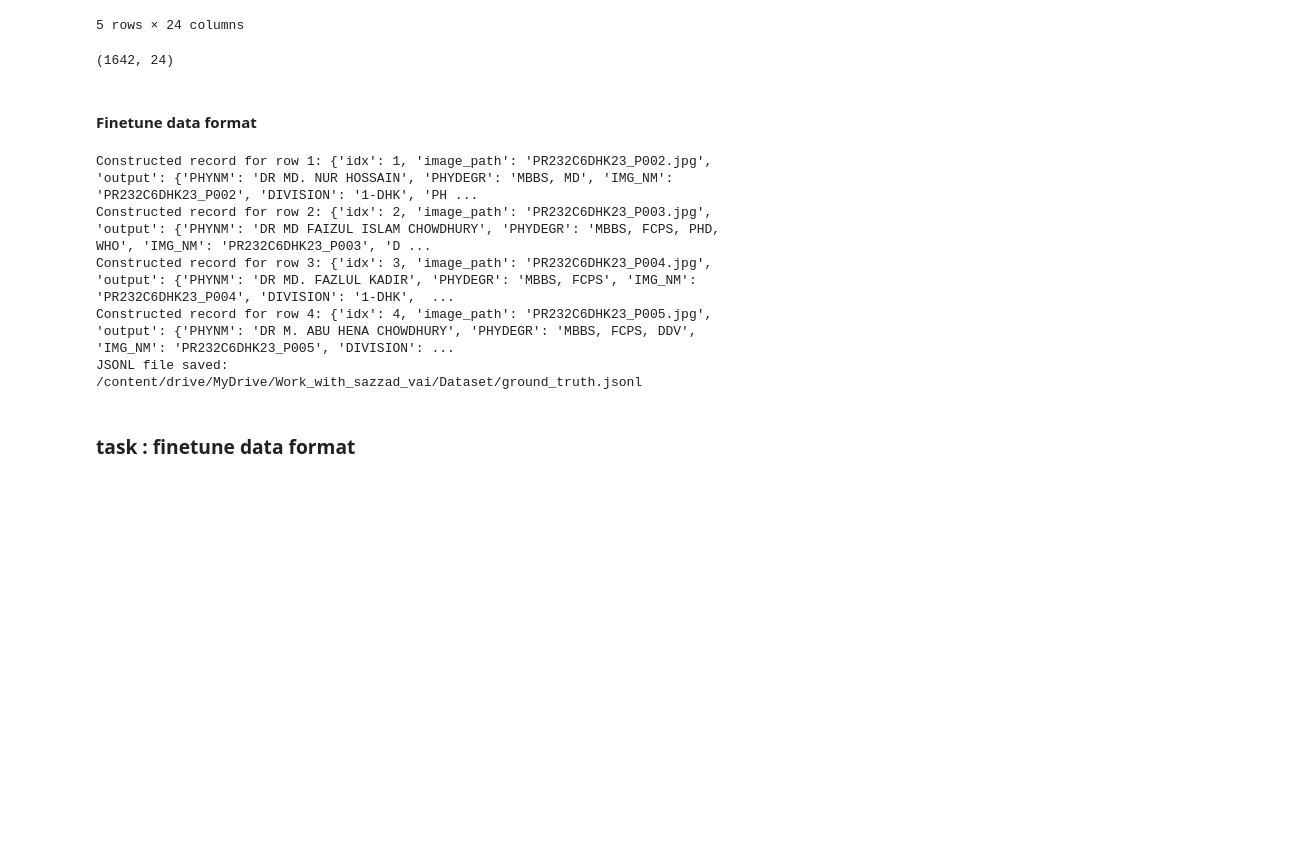
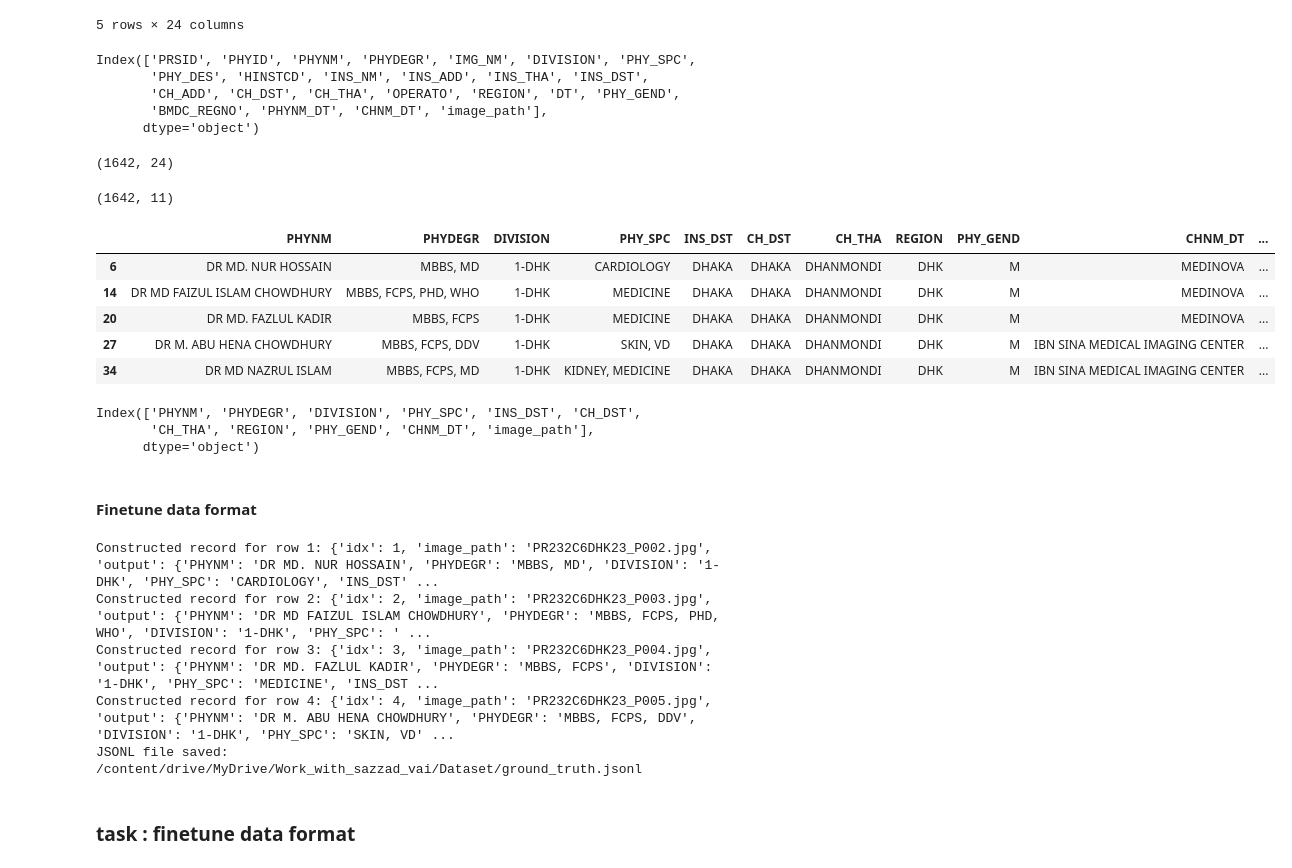
Before and after one commit to sazzad1779-dev/med_pres_vl_finetune, a Jupyter notebook: image_preprocessing.ipynb, the cells around one changed output. Drawn from its saved outputs; the diff is of its cells as text; code cells hidden in the pictures; blank space fills up the shorter version.

```diff
--- a/image_preprocessing.ipynb
+++ b/image_preprocessing.ipynb
@@ -208,6 +208,14 @@ df.head()
 | 20 | PRS232C6018008 | DHK40007 | DR MD. FAZLUL KADIR | MBBS, FCPS | PR232C6DHK23_P004 | 1-DHK | MEDICINE | PROFESSOR | H0070 | BANGLADESH MEDICAL COLLEGE HOSPITAL | ... | ... |
 | 27 | PRS232C6018026 | DHK50102 | DR M. ABU HENA CHOWDHURY | MBBS, FCPS, DDV | PR232C6DHK23_P005 | 1-DHK | SKIN, VD | ASSOCIATE PROFESSOR | H0110 | BSMMU, SHAHBAG | ... | ... |
 5 rows × 24 columns
+# %%
+df.columns
+# %% [output]
+Index(['PRSID', 'PHYID', 'PHYNM', 'PHYDEGR', 'IMG_NM', 'DIVISION', 'PHY_SPC',
+       'PHY_DES', 'HINSTCD', 'INS_NM', 'INS_ADD', 'INS_THA', 'INS_DST',
+       'CH_ADD', 'CH_DST', 'CH_THA', 'OPERATO', 'REGION', 'DT', 'PHY_GEND',
+       'BMDC_REGNO', 'PHYNM_DT', 'CHNM_DT', 'image_path'],
+      dtype='object')
 # %%
 # # check how many rows have  PRSID, PHYID, PHYNM and PHYDEGR only
 ## drop rows where all of these columns are null
@@ -216,6 +224,26 @@ df_pure.shape
 # df.dropna(df[df[['PHY_SPC', 'PHY_DES', 'INS_NM', 'INS_ADD', 'INS_THA']].isnull().all(axis=1)])
 # %% [output]
 (1642, 24)
+# %%
+df_pure = df_pure.drop(columns=['PRSID',"CH_ADD", 'PHYID',"HINSTCD", 'PHY_DES', 'INS_NM',"PHYNM_DT","DT", 'INS_ADD', 'INS_THA', 'OPERATO',"IMG_NM",'BMDC_REGNO',"PHYNM_DT"], axis=1)
+df_pure.shape
+# %% [output]
+(1642, 11)
+# %%
+df_pure.head()
+# %% [output]
+|  | PHYNM | PHYDEGR | DIVISION | PHY_SPC | INS_DST | CH_DST | CH_THA | REGION | PHY_GEND | CHNM_DT | ... |
+| 6 | DR MD. NUR HOSSAIN | MBBS, MD | 1-DHK | CARDIOLOGY | DHAKA | DHAKA | DHANMONDI | DHK | M | MEDINOVA | ... |
+| 14 | DR MD FAIZUL ISLAM CHOWDHURY | MBBS, FCPS, PHD, WHO | 1-DHK | MEDICINE | DHAKA | DHAKA | DHANMONDI | DHK | M | MEDINOVA | ... |
+| 20 | DR MD. FAZLUL KADIR | MBBS, FCPS | 1-DHK | MEDICINE | DHAKA | DHAKA | DHANMONDI | DHK | M | MEDINOVA | ... |
+| 27 | DR M. ABU HENA CHOWDHURY | MBBS, FCPS, DDV | 1-DHK | SKIN, VD | DHAKA | DHAKA | DHANMONDI | DHK | M | IBN SINA MEDICAL IMAGING CENTER | ... |
+| 34 | DR MD NAZRUL ISLAM | MBBS, FCPS, MD | 1-DHK | KIDNEY, MEDICINE | DHAKA | DHAKA | DHANMONDI | DHK | M | IBN SINA MEDICAL IMAGING CENTER | ... |
+# %%
+df_pure.columns
+# %% [output]
+Index(['PHYNM', 'PHYDEGR', 'DIVISION', 'PHY_SPC', 'INS_DST', 'CH_DST',
+       'CH_THA', 'REGION', 'PHY_GEND', 'CHNM_DT', 'image_path'],
+      dtype='object')
 # %% [markdown]
 #### Finetune data format
 # %%
@@ -243,10 +271,10 @@ with open(jsonl_path, "w", encoding="utf-8") as f:
 
 print(f"JSONL file saved: {jsonl_path}")
 # %% [output]
-Constructed record for row 1: {'idx': 1, 'image_path': 'PR232C6DHK23_P002.jpg', 'output': {'PHYNM': 'DR MD. NUR HOSSAIN', 'PHYDEGR': 'MBBS, MD', 'IMG_NM': 'PR232C6DHK23_P002', 'DIVISION': '1-DHK', 'PH ...
-Constructed record for row 2: {'idx': 2, 'image_path': 'PR232C6DHK23_P003.jpg', 'output': {'PHYNM': 'DR MD FAIZUL ISLAM CHOWDHURY', 'PHYDEGR': 'MBBS, FCPS, PHD, WHO', 'IMG_NM': 'PR232C6DHK23_P003', 'D ...
-Constructed record for row 3: {'idx': 3, 'image_path': 'PR232C6DHK23_P004.jpg', 'output': {'PHYNM': 'DR MD. FAZLUL KADIR', 'PHYDEGR': 'MBBS, FCPS', 'IMG_NM': 'PR232C6DHK23_P004', 'DIVISION': '1-DHK',  ...
-Constructed record for row 4: {'idx': 4, 'image_path': 'PR232C6DHK23_P005.jpg', 'output': {'PHYNM': 'DR M. ABU HENA CHOWDHURY', 'PHYDEGR': 'MBBS, FCPS, DDV', 'IMG_NM': 'PR232C6DHK23_P005', 'DIVISION': ...
+Constructed record for row 1: {'idx': 1, 'image_path': 'PR232C6DHK23_P002.jpg', 'output': {'PHYNM': 'DR MD. NUR HOSSAIN', 'PHYDEGR': 'MBBS, MD', 'DIVISION': '1-DHK', 'PHY_SPC': 'CARDIOLOGY', 'INS_DST' ...
+Constructed record for row 2: {'idx': 2, 'image_path': 'PR232C6DHK23_P003.jpg', 'output': {'PHYNM': 'DR MD FAIZUL ISLAM CHOWDHURY', 'PHYDEGR': 'MBBS, FCPS, PHD, WHO', 'DIVISION': '1-DHK', 'PHY_SPC': ' ...
+Constructed record for row 3: {'idx': 3, 'image_path': 'PR232C6DHK23_P004.jpg', 'output': {'PHYNM': 'DR MD. FAZLUL KADIR', 'PHYDEGR': 'MBBS, FCPS', 'DIVISION': '1-DHK', 'PHY_SPC': 'MEDICINE', 'INS_DST ...
+Constructed record for row 4: {'idx': 4, 'image_path': 'PR232C6DHK23_P005.jpg', 'output': {'PHYNM': 'DR M. ABU HENA CHOWDHURY', 'PHYDEGR': 'MBBS, FCPS, DDV', 'DIVISION': '1-DHK', 'PHY_SPC': 'SKIN, VD' ...
 JSONL file saved: /content/drive/MyDrive/Work_with_sazzad_vai/Dataset/ground_truth.jsonl
 # %% [markdown]
 ### task : finetune data format
```
Also changed, not shown: parts of 5 cells of this notebook.
